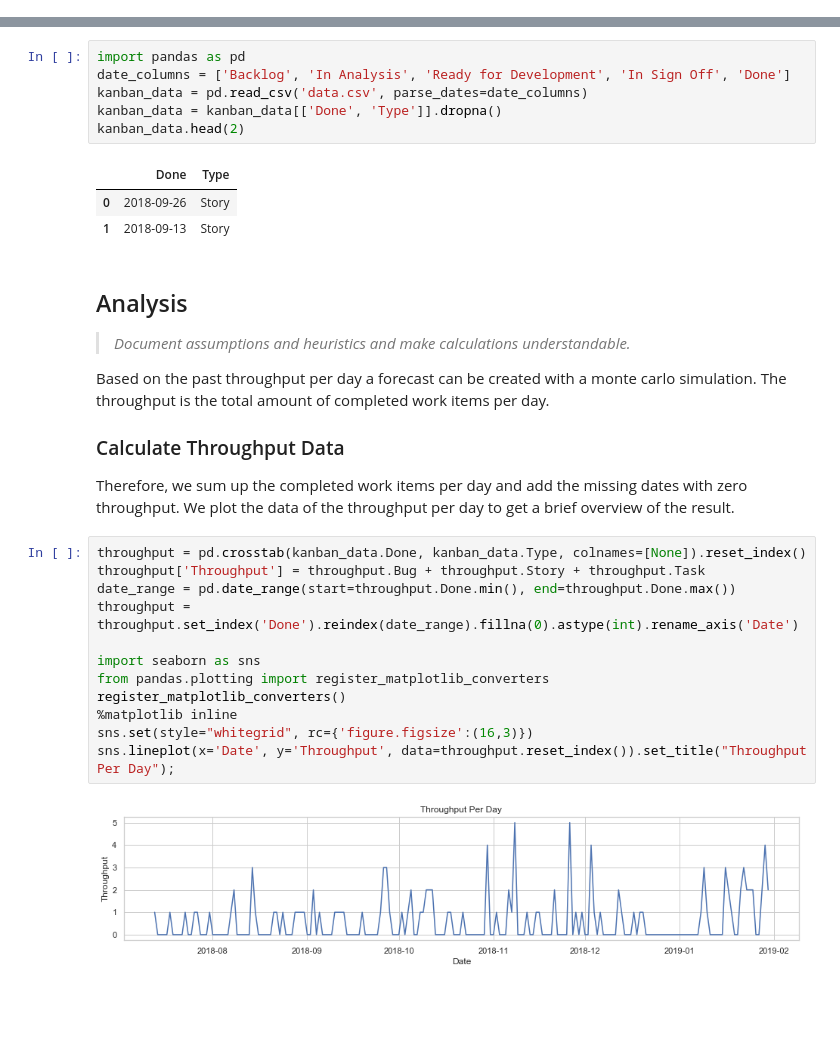
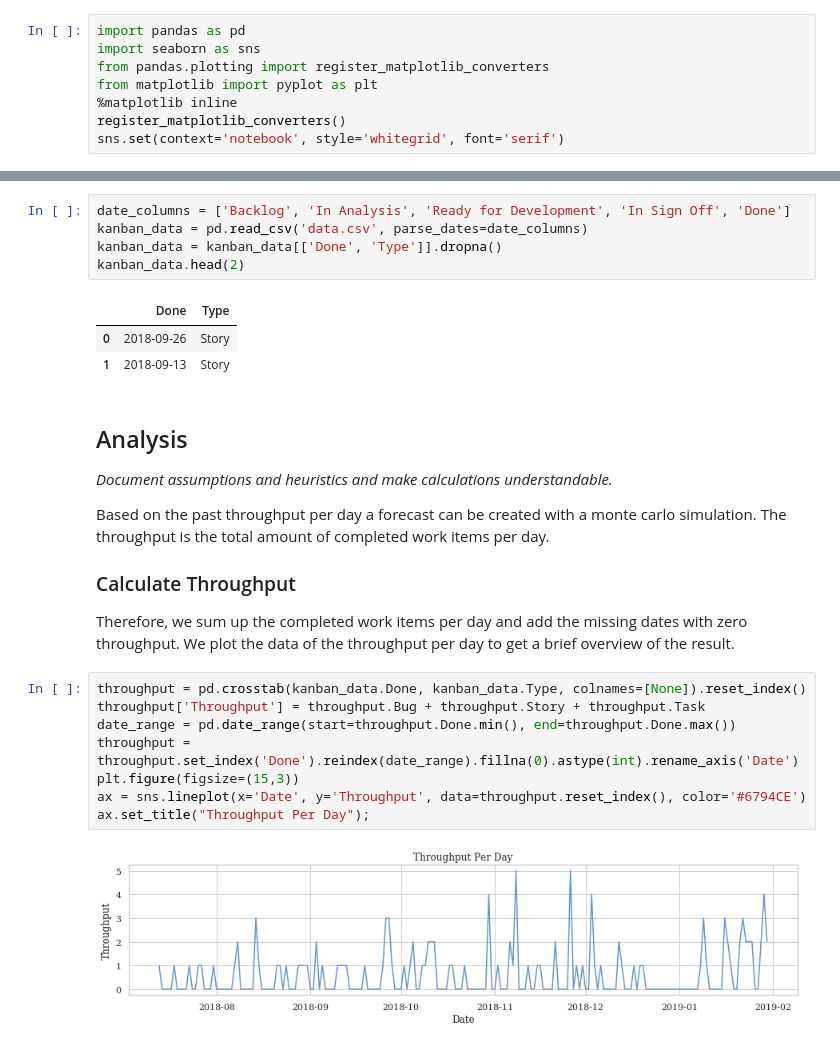
Before and after one commit to jabopiti/kanban-monte-carlo-simulation, a Jupyter notebook: Kanban-Monte_Carlo-How_Many.ipynb, the cells around one changed output, grey strips where cells are left out. Cells and saved outputs as stored; diff of their text form; blank space fills up the shorter version.

Commit message:
Improved visualization and grouped imports in one cell.

````diff
--- a/Kanban-Monte_Carlo-How_Many.ipynb
+++ b/Kanban-Monte_Carlo-How_Many.ipynb
@@ -1,3 +1,11 @@
+# %%
+import pandas as pd
+import seaborn as sns
+from pandas.plotting import register_matplotlib_converters
+from matplotlib import pyplot as plt
+%matplotlib inline
+register_matplotlib_converters()
+sns.set(context='notebook', style='whitegrid', font='serif')
 # %% [markdown]
 # Monte Carlo Simulation "How Many"
 ## Context
@@ -29,7 +37,6 @@ Workflow:
 ```
 The CSV file contains all work items that were created and moved through during the measurement’s time span. We just take the relevant data of completed work items.
 # %%
-import pandas as pd
 date_columns = ['Backlog', 'In Analysis', 'Ready for Development', 'In Sign Off', 'Done']
 kanban_data = pd.read_csv('data.csv', parse_dates=date_columns)
 kanban_data = kanban_data[['Done', 'Type']].dropna()
@@ -40,24 +47,20 @@ kanban_data.head(2)
 | 1 | 2018-09-13 | Story |
 # %% [markdown]
 ## Analysis
-> *Document assumptions and heuristics and make calculations understandable.*
+*Document assumptions and heuristics and make calculations understandable.*
 
 Based on the past throughput per day a forecast can be created with a monte carlo simulation. The throughput is the total amount of completed work items per day.
 
-### Calculate Throughput Data
+### Calculate Throughput
 Therefore, we sum up the completed work items per day and add the missing dates with zero throughput. We plot the data of the throughput per day to get a brief overview of the result.
 # %%
 throughput = pd.crosstab(kanban_data.Done, kanban_data.Type, colnames=[None]).reset_index()
 throughput['Throughput'] = throughput.Bug + throughput.Story + throughput.Task
 date_range = pd.date_range(start=throughput.Done.min(), end=throughput.Done.max())
 throughput = throughput.set_index('Done').reindex(date_range).fillna(0).astype(int).rename_axis('Date')
-
-import seaborn as sns
-from pandas.plotting import register_matplotlib_converters
-register_matplotlib_converters()
-%matplotlib inline
-sns.set(style="whitegrid", rc={'figure.figsize':(16,3)})
-sns.lineplot(x='Date', y='Throughput', data=throughput.reset_index()).set_title("Throughput Per Day");
+plt.figure(figsize=(15,3))
+ax = sns.lineplot(x='Date', y='Throughput', data=throughput.reset_index(), color='#6794CE')
+ax.set_title("Throughput Per Day");
 # %% [output]
-[figure, old version]
+[figure, new version]
 # %% [markdown]
````
Also changed, not shown: parts of 8 cells of this notebook, 1 other file.
